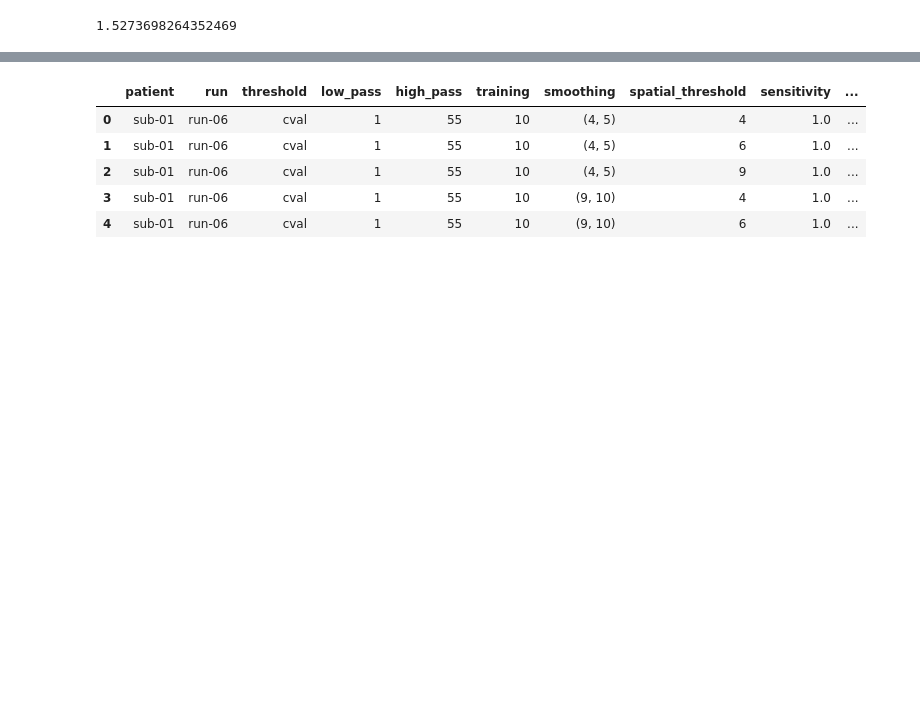
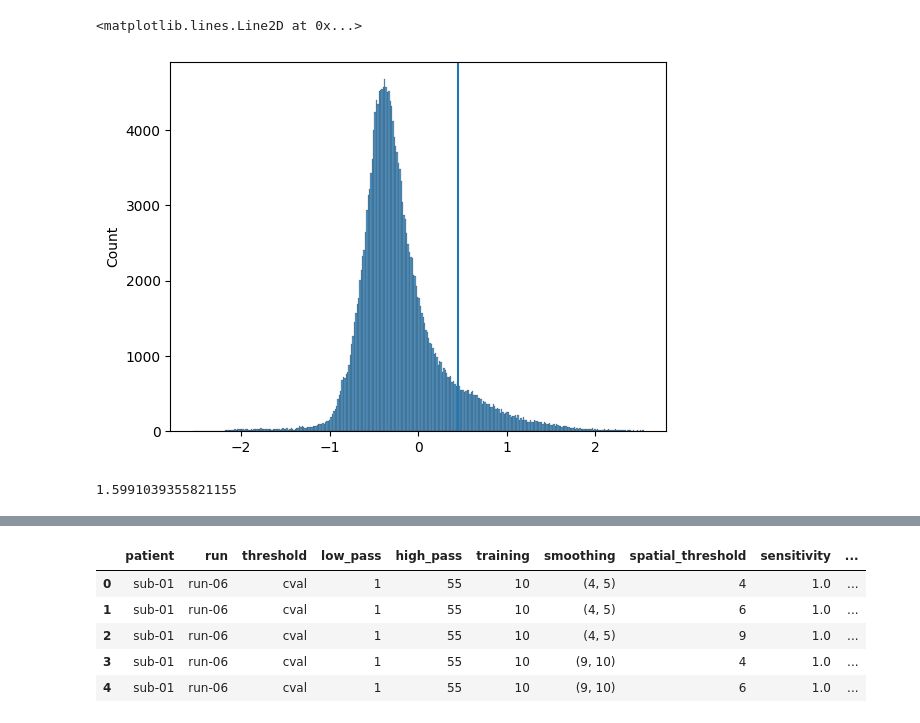
Before and after one commit to wojemann/DynaSD_competition, a Jupyter notebook: DynaSD_scalp/testing_e2b.ipynb, the cells around one changed output, grey strips where cells are left out. Saved outputs shown, nothing was run; the diff lists cells and outputs as text; code cells hidden in the pictures; blank space fills up the shorter version.

Commit message:
testing thresholds

```diff
--- a/DynaSD_scalp/testing_e2b.ipynb
+++ b/DynaSD_scalp/testing_e2b.ipynb
@@ -109,11 +106,21 @@ mdl = NDD(fs=128)
 mdl.fit(signal_ds_df.iloc[:60*fs,:])
 # %%
 sz_prob = mdl(signal_ds_df)
+# %%
+# sns.histplot(sz_prob.iloc[:,:3])
+x = sz_prob.loc[:,:].values.ravel()
+x_l = np.log(x[x < np.percentile(x,99.9)])
+sns.histplot(x_l)
+plt.axvline(np.log(1.57))
+# %% [output]
+<matplotlib.lines.Line2D at 0x...>
+[figure, added]
 # %%
-mdl.get_cval_threshold()
+# mdl.get_cval_threshold()
 # mdl.get_gaussianx_threshold(sz_prob)
+mdl.get_knee_threshold(sz_prob=sz_prob)
 # %% [output]
-1.5273698264352469
+1.5991039355821155
 # %%
 _,sz_clf = mdl.get_onset_and_spread(sz_prob,
                                     rwin_size=15,
```
Also changed, not shown: parts of 2 cells of this notebook.
